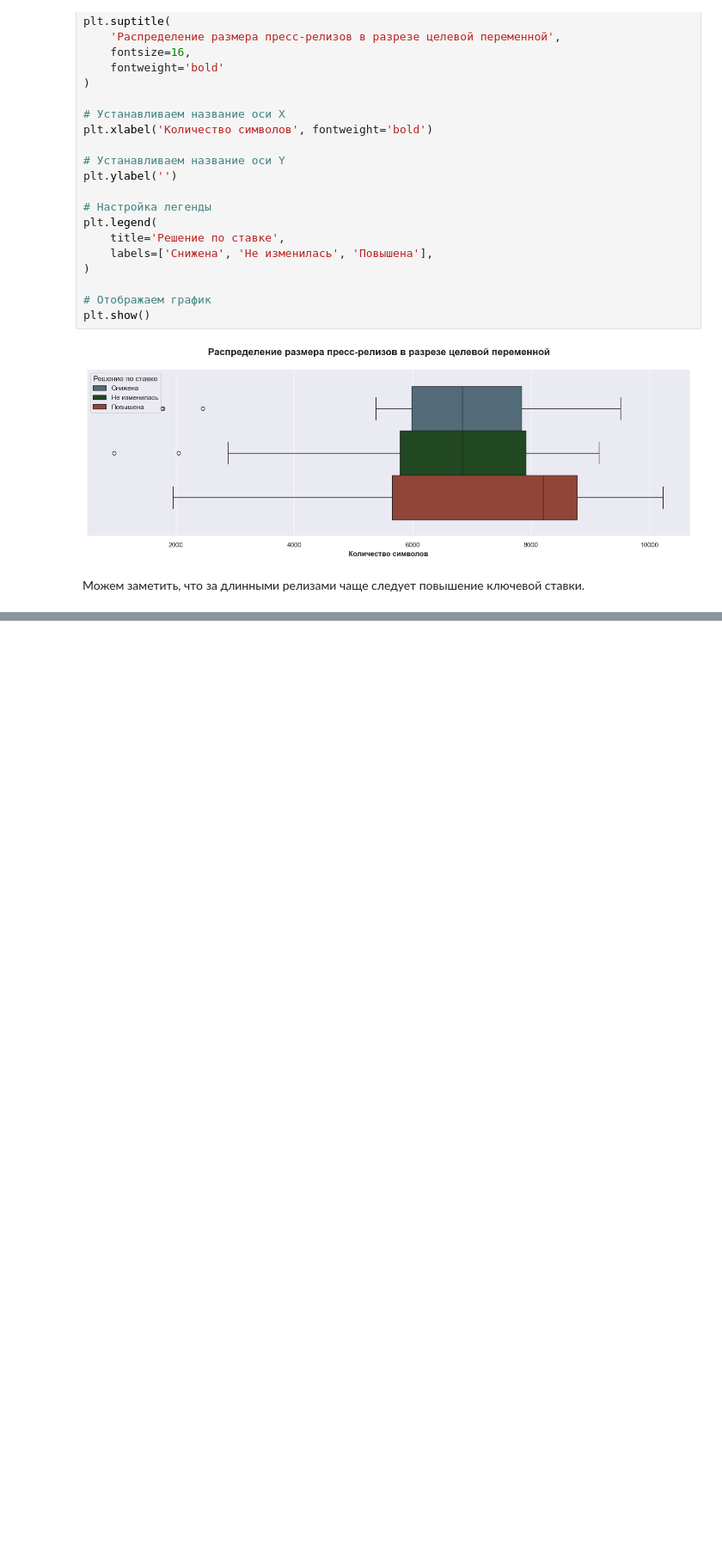
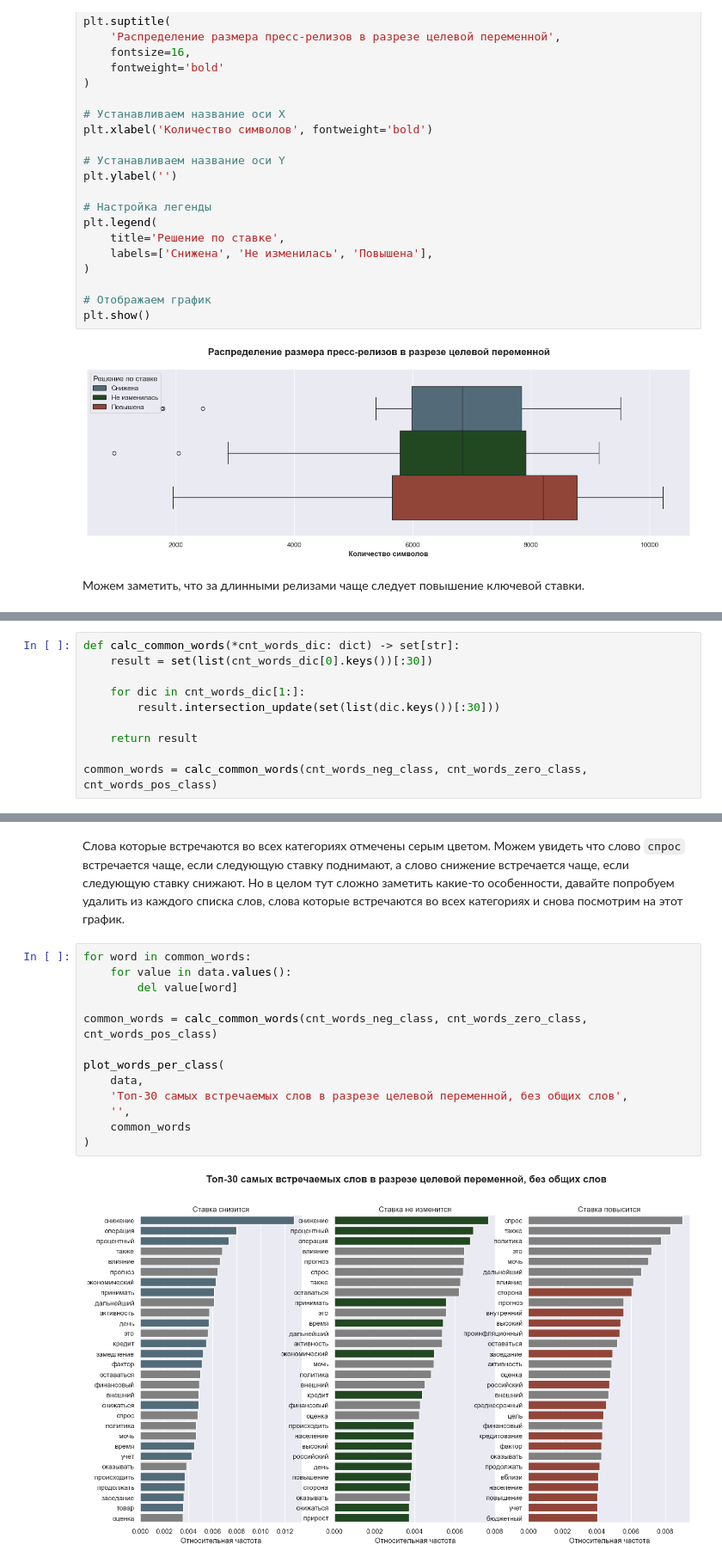
Before and after one commit to ai24-team-15/cbr-press-release-classifier, a Jupyter notebook: eda/cbr_press_releases.ipynb, the cells around one changed output, grey strips where cells are left out. Shown at 86% size. Cells and saved outputs as stored; diff of their text form; blank space fills up the shorter version.

```diff
--- a/eda/cbr_press_releases.ipynb
+++ b/eda/cbr_press_releases.ipynb
@@ -444,0 +502,10 @@ plt.show()
+# %%
+def calc_common_words(*cnt_words_dic: dict) -> set[str]:
+    result = set(list(cnt_words_dic[0].keys())[:30])
+
+    for dic in cnt_words_dic[1:]:
+        result.intersection_update(set(list(dic.keys())[:30]))
+
+    return result
+
+common_words = calc_common_words(cnt_words_neg_class, cnt_words_zero_class, cnt_words_pos_class)
@@ -444,0 +558,17 @@ plt.show()
+# %% [markdown]
+Слова которые встречаются во всех категориях отмечены серым цветом. Можем увидеть что слово `спрос` встречается чаще, если следующую ставку поднимают, а слово снижение встречается чаще, если следующую ставку снижают. Но в целом тут сложно заметить какие-то особенности, давайте попробуем удалить из каждого списка слов, слова которые встречаются во всех категориях и снова посмотрим на этот график.
+# %%
+for word in common_words:
+    for value in data.values():
+        del value[word]
+
+common_words = calc_common_words(cnt_words_neg_class, cnt_words_zero_class, cnt_words_pos_class)
+
+plot_words_per_class(
+    data,
+    'Топ-30 самых встречаемых слов в разрезе целевой переменной, без общих слов',
+    '',
+    common_words
+)
+# %% [output]
+[figure, added]
```
Also changed, not shown: parts of 18 cells of this notebook.
